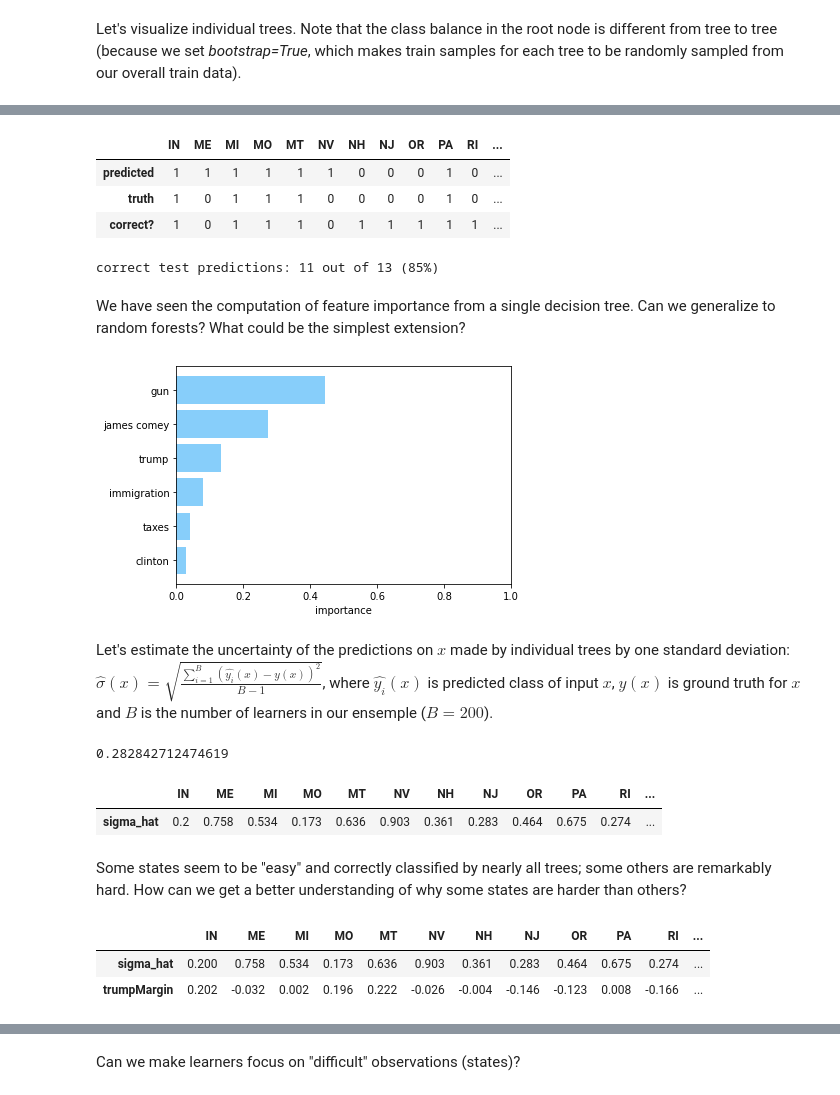
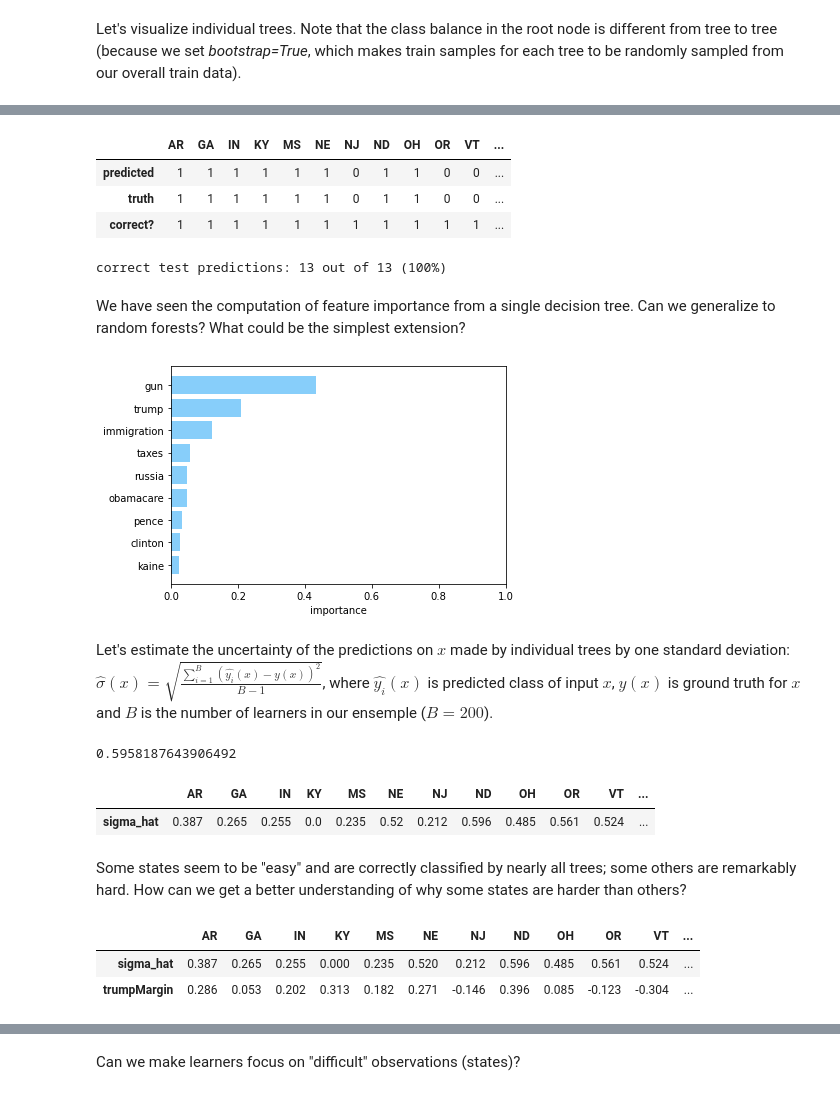
Before and after one commit to avysogorets/Data-Science-Course-NYU-2020, a Jupyter notebook: Lab2/Lab2.ipynb, the cells around one changed output, grey strips where cells are left out. Drawn from its saved outputs; the diff is of its cells as text; code cells hidden in the pictures.

Commit message:
Lab2 corrected

```diff
--- a/Lab2/Lab2.ipynb
+++ b/Lab2/Lab2.ipynb
@@ -131,3 +142,13 @@ data.head(5)
+# %%
+# Drop more unnecessary columns but save "trumpMargin" separately (for future):
+trumpMargin=pd.Series(((data.loc[:,"trumpRes"]-data.loc[:,"clintonRes"])/(data.loc[:,"trumpRes"]+data.loc[:,"clintonRes"])).apply(lambda x: round(x,3)),index=data.index,name="trumpMargin")
+data["trumpMargin"]=trumpMargin
+to_save=["trumpMargin","trumpWinner"]+[sw[0] for sw in search_words]
+to_drop=[col for col in data.columns if col not in to_save]
+data.drop(to_drop,axis=1,inplace=True)
+# %%
+features=[col for col in to_save if col not in ["trumpMargin","trumpWinner"]]
+target="trumpWinner"
 # %%
 # Use this if PyTrends fail:
 
@@ -148,7 +158,3 @@ data.head(5)
-# %%
-# Drop more unnecessary columns but save "trumpRes" separately (for future):
-trumpMargin=pd.Series(((data.loc[:,"trumpRes"]-data.loc[:,"clintonRes"])/(data.loc[:,"trumpRes"]+data.loc[:,"clintonRes"])).apply(lambda x: round(x,3)),index=data.index,name="trumpMargin")
-data.drop(["trumpRes","clintonRes"],axis=1,inplace=True)
 # %%
 # Train/test split:
 import numpy as np
@@ -264,7 +273,7 @@ Random Forests is a classic example of baggig technique. However, in addition to
 from sklearn.ensemble import RandomForestClassifier as RFC
 num_learners=200
 model_2=RFC(n_estimators=num_learners,criterion='entropy',min_samples_split=5,bootstrap=True,max_features=None)
-model_2.fit(train.iloc[:,:-1],train.iloc[:,-1])
+model_2.fit(train.loc[:,features],train.loc[:,target])
 # %% [output]
 RandomForestClassifier(criterion='entropy', max_features=None,
                        min_samples_split=5, n_estimators=200)
@@ -295,32 +304,32 @@ graphviz.Source(pydot_graph.to_string())
 # %%
 # Fetch predictions on the test set:
 
-preds=model_2.predict(test.iloc[:,:-1])
-results=[[int(p),int(t),int(not p^t)] for p,t in zip(preds,test.iloc[:,-1])]
+preds=model_2.predict(test.loc[:,features])
+results=[[int(p),int(t),int(not p^t)] for p,t in zip(preds,test.loc[:,target])]
 results_df=pd.DataFrame(results,columns=['predicted','truth','correct?'],index=test.index)
 display(results_df.T)
 # %% [output]
-|  | IN | ME | MI | MO | MT | NV | NH | NJ | OR | PA | RI | ... |
-| predicted | 1 | 1 | 1 | 1 | 1 | 1 | 0 | 0 | 0 | 1 | 0 | ... |
-| truth | 1 | 0 | 1 | 1 | 1 | 0 | 0 | 0 | 0 | 1 | 0 | ... |
-| correct? | 1 | 0 | 1 | 1 | 1 | 0 | 1 | 1 | 1 | 1 | 1 | ... |
+|  | AR | GA | IN | KY | MS | NE | NJ | ND | OH | OR | VT | ... |
+| predicted | 1 | 1 | 1 | 1 | 1 | 1 | 0 | 1 | 1 | 0 | 0 | ... |
+| truth | 1 | 1 | 1 | 1 | 1 | 1 | 0 | 1 | 1 | 0 | 0 | ... |
+| correct? | 1 | 1 | 1 | 1 | 1 | 1 | 1 | 1 | 1 | 1 | 1 | ... |
 # %%
 # Accuracy:
-correct=np.sum([not p^t for p,t in zip(preds,test.iloc[:,-1])]) # ^ is logical xor
+correct=np.sum([not p^t for p,t in zip(preds,test.loc[:,target])]) # ^ is logical xor
 print(f'correct test predictions: {correct} out of {len(test)} ({100*correct/len(test):.0f}%)')
 # %% [output]
-correct test predictions: 11 out of 13 (85%)
+correct test predictions: 13 out of 13 (100%)
 # %% [markdown]
 We have seen the computation of feature importance from a single decision tree. Can we generalize to random forests? What could be the simplest extension?
 # %%
 # Feature importance:
-plt.barh(range(len(train.columns[:-1])),sorted(model_2.feature_importances_),color="lightskyblue",align="center")
-plt.yticks(range(len(train.columns[:-1])),train.columns[:-1][model_2.feature_importances_.argsort()])
+plt.barh(features,sorted(model_2.feature_importances_),color="lightskyblue",align="center")
+plt.yticks(features,np.array(features)[model_2.feature_importances_.argsort()])
 plt.xlabel('importance')
 plt.xlim((0,1))
 plt.show()
 # %% [output]
-[figure, old version]
+[figure, new version]
 # %% [markdown]
 Let's estimate the uncertainty of the predictions on $x$ made by individual trees by one standard deviation: $\hat{\sigma}(x)=\sqrt{\frac{\sum_{i=1}^{B}\left(\hat{y_i}(x)-y(x)\right)^2}{B-1}}$, where $\hat{y_i}(x)$ is predicted class of input $x$, $y(x)$ is ground truth for $x$ and $B$ is the number of learners in our ensemple ($B=200$).
 # %%
@@ -333,28 +342,28 @@ def uncertainty(x,y,y_hat):
     y_hat_x=[prediction[x] for prediction in y_hat]
     sigma_hat=np.sqrt(np.divide(sum([(p-y[x])**2 for p in y_hat_x]),num_learners))
     return sigma_hat
-uncertainty(7,test.iloc[:,-1],predictions)
+uncertainty(7,test.loc[:,target],predictions)
 # %% [output]
-0.282842712474619
+0.5958187643906492
 # %%
 # Exercise: estimate uncertainty ("difficulty") of different test observations (states);
 # In particular, create and display a pandas DataFrame showing uncertainty for each of 12 states.
 
-difficulties=pd.DataFrame([round(uncertainty(obs,test.iloc[:,-1],predictions),3) for obs in range(len(test))],index=test.index,columns=["sigma_hat"])
+difficulties=pd.DataFrame([round(uncertainty(obs,test.loc[:,target],predictions),3) for obs in range(len(test))],index=test.index,columns=["sigma_hat"])
 display(difficulties.T)
 # %% [output]
-|  | IN | ME | MI | MO | MT | NV | NH | NJ | OR | PA | RI | ... |
-| sigma_hat | 0.2 | 0.758 | 0.534 | 0.173 | 0.636 | 0.903 | 0.361 | 0.283 | 0.464 | 0.675 | 0.274 | ... |
+|  | AR | GA | IN | KY | MS | NE | NJ | ND | OH | OR | VT | ... |
+| sigma_hat | 0.387 | 0.265 | 0.255 | 0.0 | 0.235 | 0.52 | 0.212 | 0.596 | 0.485 | 0.561 | 0.524 | ... |
 # %% [markdown]
-Some states seem to be "easy" and correctly classified by nearly all trees; some others are remarkably hard. How can we get a better understanding of why some states are harder than others?
+Some states seem to be "easy" and are correctly classified by nearly all trees; some others are remarkably hard. How can we get a better understanding of why some states are harder than others?
 # %%
 difficulties=difficulties.T
-difficulties=difficulties.append(trumpMargin[test.index])
+difficulties=difficulties.append(test.loc[:,"trumpMargin"].T)
 display(difficulties)
 # %% [output]
-|  | IN | ME | MI | MO | MT | NV | NH | NJ | OR | PA | RI | ... |
-| sigma_hat | 0.200 | 0.758 | 0.534 | 0.173 | 0.636 | 0.903 | 0.361 | 0.283 | 0.464 | 0.675 | 0.274 | ... |
-| trumpMargin | 0.202 | -0.032 | 0.002 | 0.196 | 0.222 | -0.026 | -0.004 | -0.146 | -0.123 | 0.008 | -0.166 | ... |
+|  | AR | GA | IN | KY | MS | NE | NJ | ND | OH | OR | VT | ... |
+| sigma_hat | 0.387 | 0.265 | 0.255 | 0.000 | 0.235 | 0.520 | 0.212 | 0.596 | 0.485 | 0.561 | 0.524 | ... |
+| trumpMargin | 0.286 | 0.053 | 0.202 | 0.313 | 0.182 | 0.271 | -0.146 | 0.396 | 0.085 | -0.123 | -0.304 | ... |
 # %%
 offset=0.01
 plt.scatter(x=difficulties.loc["sigma_hat"],y=difficulties.loc["trumpMargin"].apply(lambda x: abs(x)),c='fuchsia')
```
Also changed, not shown: parts of 19 cells of this notebook, 1 other file.
